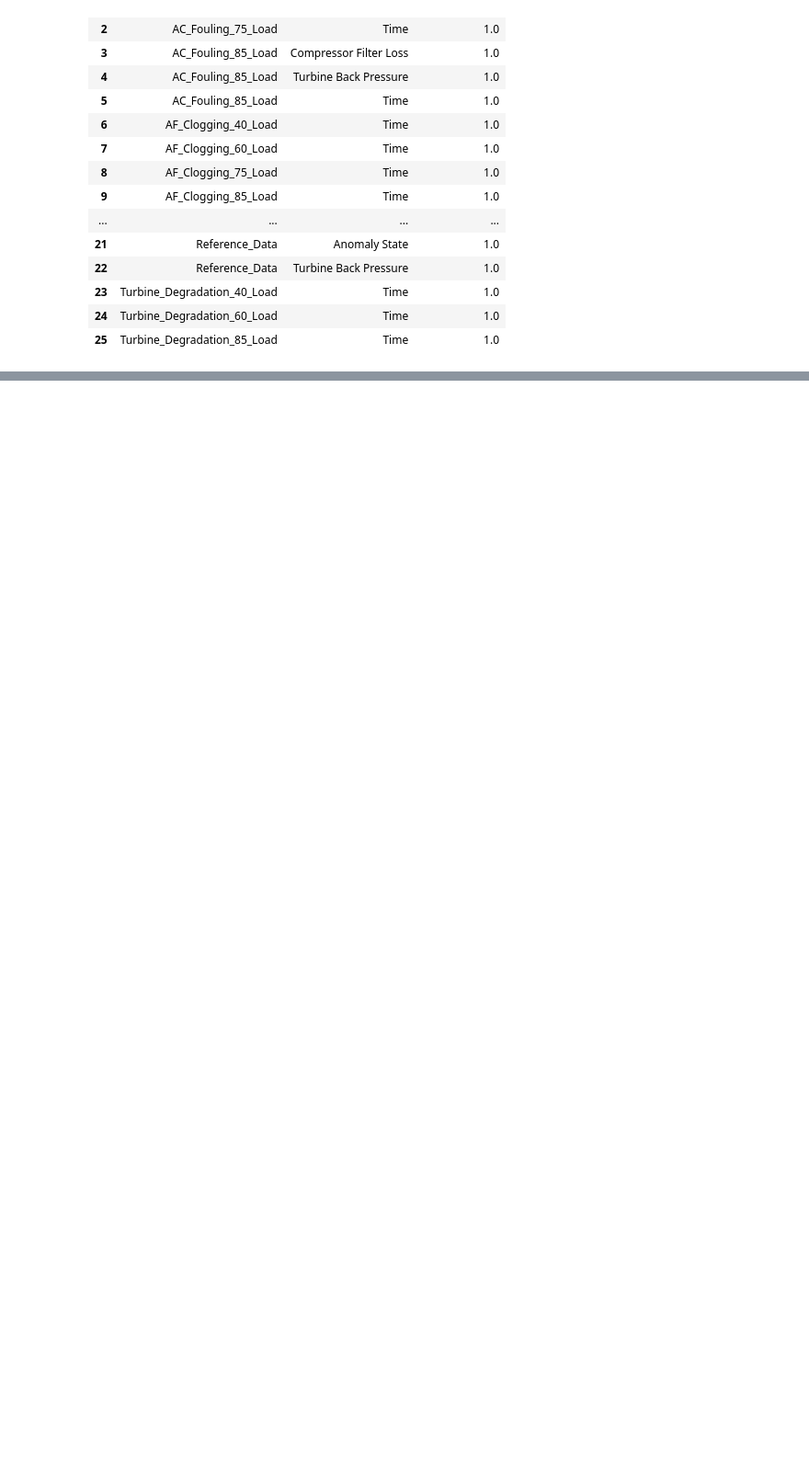
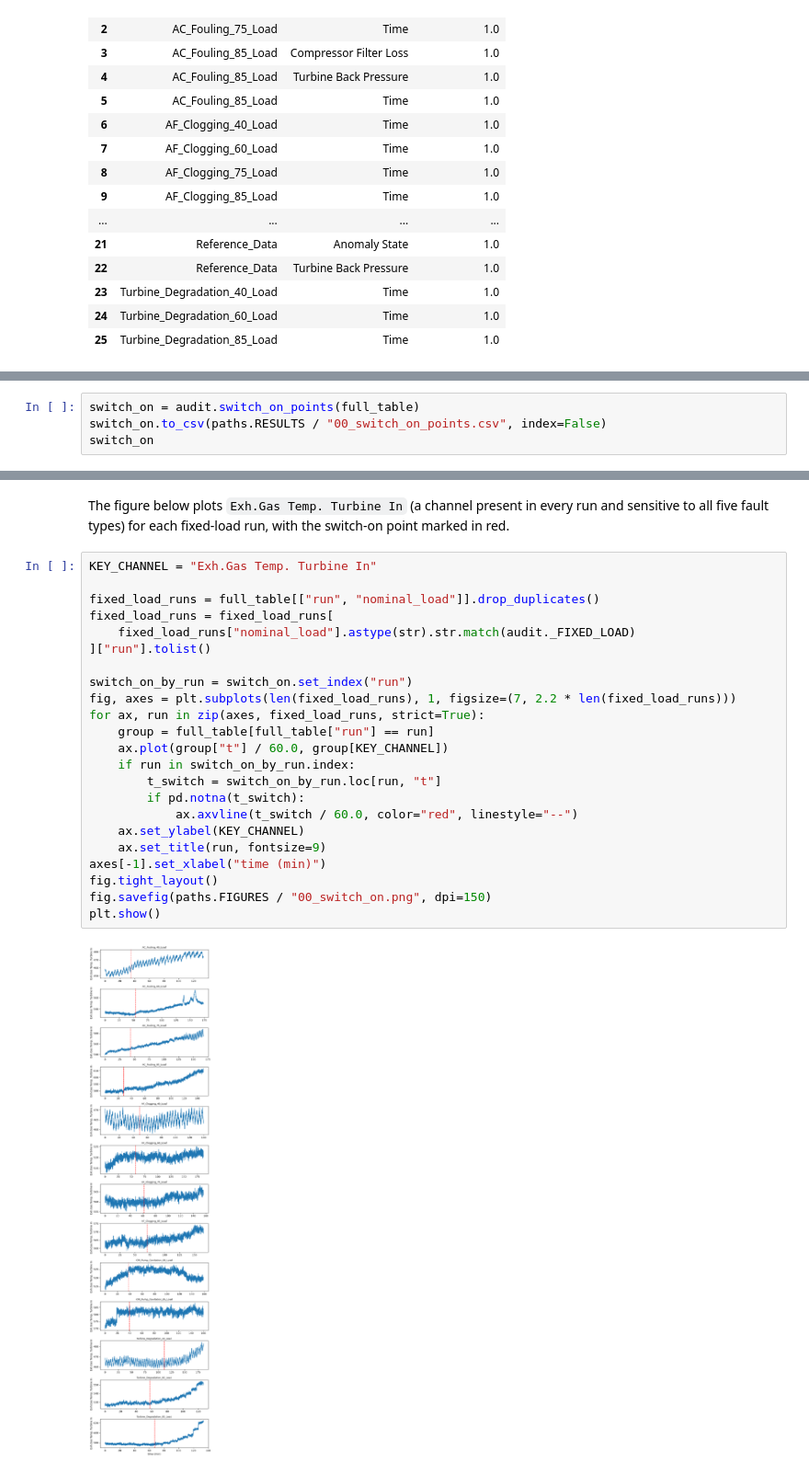
Before and after one commit to MrNahadi/KeyFrame, a Jupyter notebook: notebooks/00_data_audit.ipynb, the cells around one changed output, grey strips where cells are left out. Shown at 92% size. Cells and saved outputs as stored; diff of their text form; blank space fills up the shorter version.

```diff
--- a/notebooks/00_data_audit.ipynb
+++ b/notebooks/00_data_audit.ipynb
@@ -126,0 +144,4 @@ missing_channels
+# %%
+switch_on = audit.switch_on_points(full_table)
+switch_on.to_csv(paths.RESULTS / "00_switch_on_points.csv", index=False)
+switch_on
@@ -126,0 +164,29 @@ missing_channels
+# %% [markdown]
+The figure below plots `Exh.Gas Temp. Turbine In` (a channel present in
+every run and sensitive to all five fault types) for each fixed-load run,
+with the switch-on point marked in red.
+# %%
+KEY_CHANNEL = "Exh.Gas Temp. Turbine In"
+
+fixed_load_runs = full_table[["run", "nominal_load"]].drop_duplicates()
+fixed_load_runs = fixed_load_runs[
+    fixed_load_runs["nominal_load"].astype(str).str.match(audit._FIXED_LOAD)
+]["run"].tolist()
+
+switch_on_by_run = switch_on.set_index("run")
+fig, axes = plt.subplots(len(fixed_load_runs), 1, figsize=(7, 2.2 * len(fixed_load_runs)))
+for ax, run in zip(axes, fixed_load_runs, strict=True):
+    group = full_table[full_table["run"] == run]
+    ax.plot(group["t"] / 60.0, group[KEY_CHANNEL])
+    if run in switch_on_by_run.index:
+        t_switch = switch_on_by_run.loc[run, "t"]
+        if pd.notna(t_switch):
+            ax.axvline(t_switch / 60.0, color="red", linestyle="--")
+    ax.set_ylabel(KEY_CHANNEL)
+    ax.set_title(run, fontsize=9)
+axes[-1].set_xlabel("time (min)")
+fig.tight_layout()
+fig.savefig(paths.FIGURES / "00_switch_on.png", dpi=150)
+plt.show()
+# %% [output]
+[figure, added]
```
Also changed, not shown: parts of 8 cells of this notebook, 5 other files.
